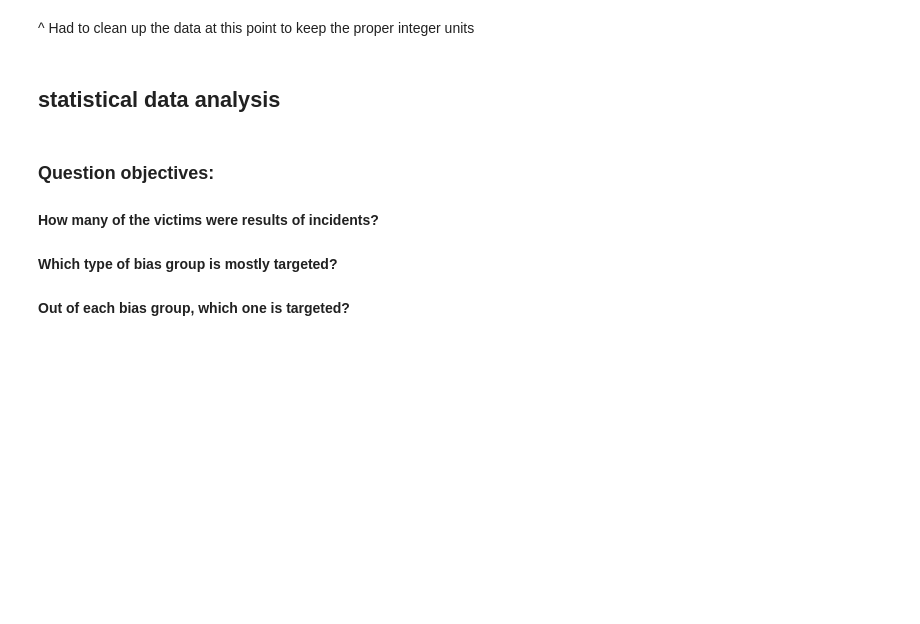
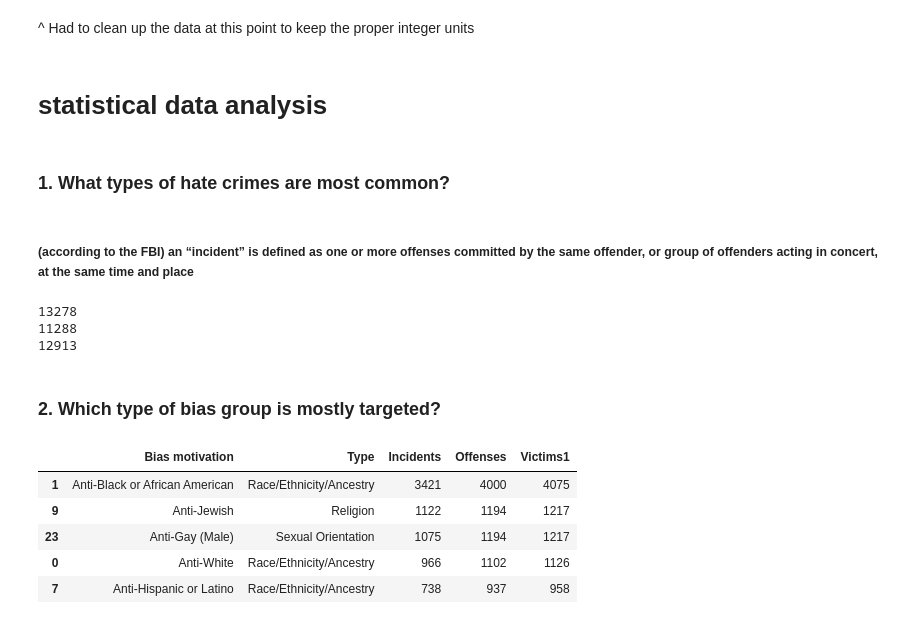
Before and after one commit to rkim06/Data-Analysis, a Jupyter notebook: dataanalysis.ipynb, the cells around one changed output. Cells and saved outputs as stored; diff of their text form; code cells hidden in the pictures; blank space fills up the shorter version.

Commit message:
wrote out future implications + data info (clear)

```diff
--- a/dataanalysis.ipynb
+++ b/dataanalysis.ipynb
@@ -116,9 +130,36 @@ plt.figure(figsize=(250,100))
 # %% [markdown]
 ^ Had to clean up the data at this point to keep the proper integer units
 # %% [markdown]
-## statistical data analysis
+# statistical data analysis
+# %% [markdown]
+### 1. What types of hate crimes are most common?
+# %% [markdown]
+##### (according to the FBI) an “incident” is defined as one or more offenses committed by the same offender, or group of offenders acting in concert, at the same time and place
+# %%
+sum_victims = df["Victims1"].sum()
+print(sum_victims)
+
+sum_incidents = df["Incidents"].sum()
+print(sum_incidents)
+
+sum_offenses = df["Offenses"].sum()
+print(sum_offenses)
+
+# Incidents are more common than offenses, which makes sense as hate crimes are often group efforts
+# or targeted towards a specific population living in a particular area
+# %% [output]
+13278
+11288
+12913
 # %% [markdown]
-### Question objectives:
-#### How many of the victims were results of incidents?
-#### Which type of bias group is mostly targeted?
-#### Out of each bias group, which one is targeted?
+### 2. Which type of bias group is mostly targeted?
+# %%
+bias_inc = df.sort_values("Incidents", ascending = False)
+bias_inc.head(5)
+# %% [output]
+|  | Bias motivation | Type | Incidents | Offenses | Victims1 |
+| 1 | Anti-Black or African American | Race/Ethnicity/Ancestry | 3421 | 4000 | 4075 |
+| 9 | Anti-Jewish | Religion | 1122 | 1194 | 1217 |
+| 23 | Anti-Gay (Male) | Sexual Orientation | 1075 | 1194 | 1217 |
+| 0 | Anti-White | Race/Ethnicity/Ancestry | 966 | 1102 | 1126 |
+| 7 | Anti-Hispanic or Latino | Race/Ethnicity/Ancestry | 738 | 937 | 958 |
```
Also changed, not shown: parts of 18 cells of this notebook.
